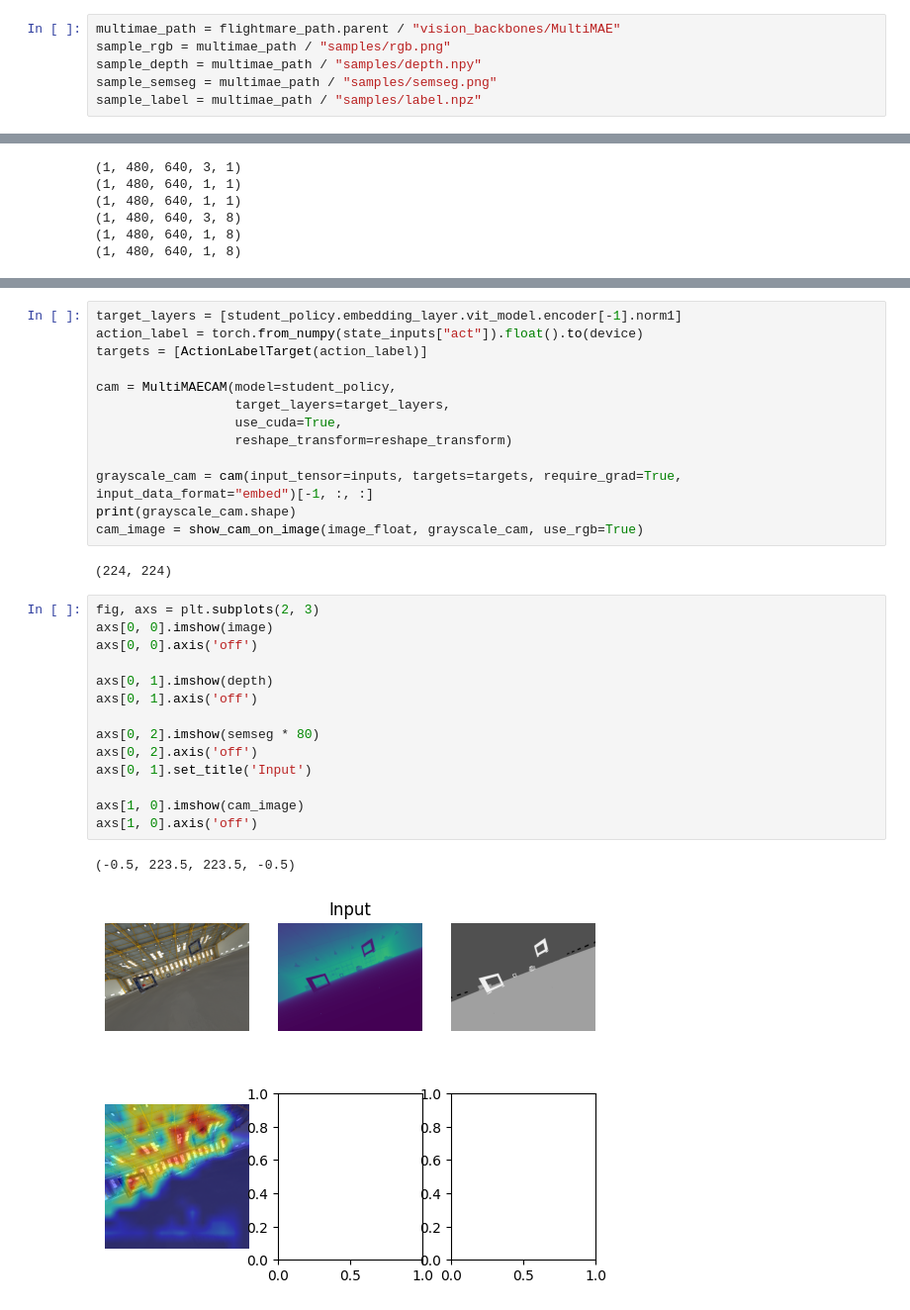
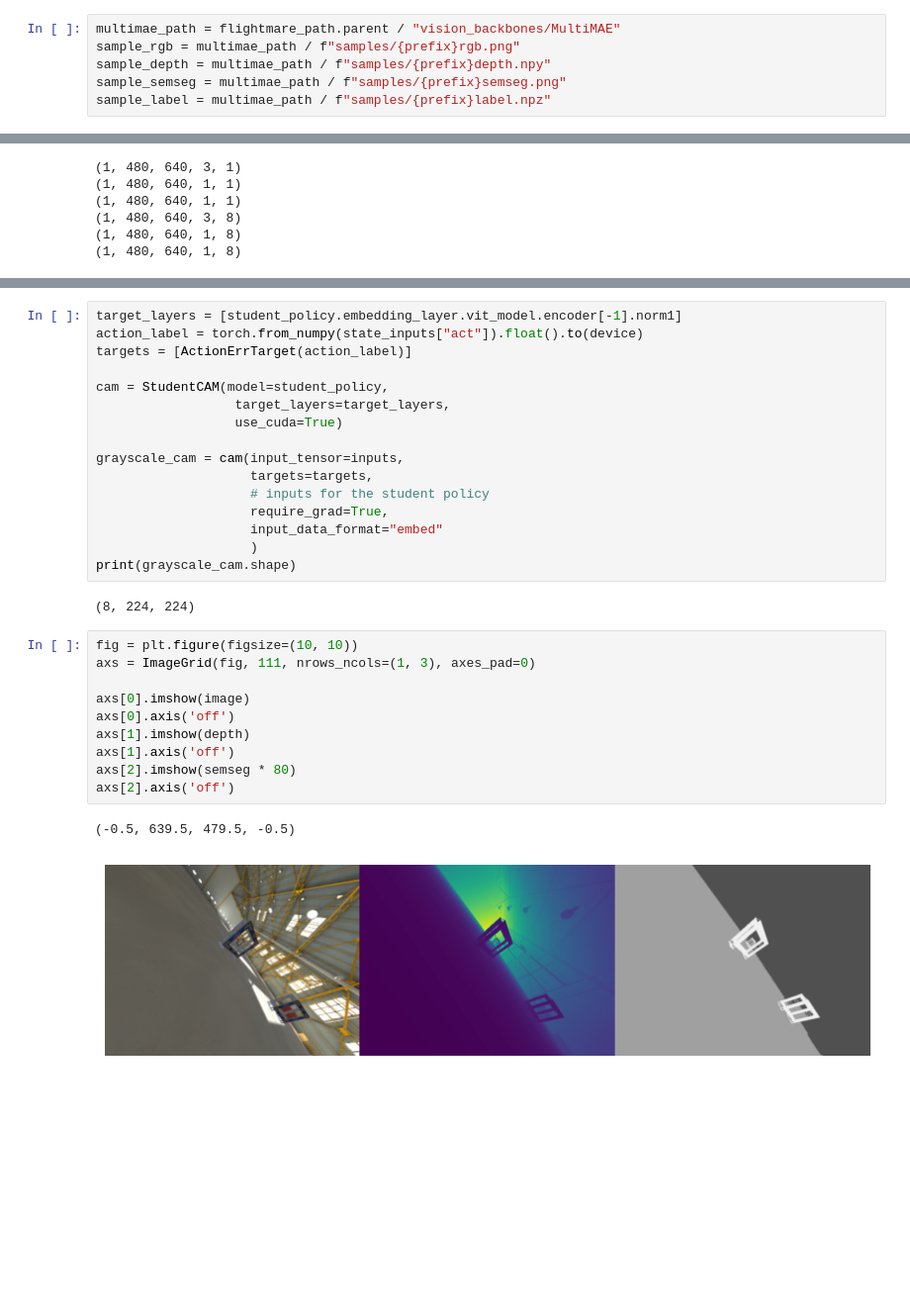
Before and after one commit to xingcw/pytorch-grad-cam, a Jupyter notebook: tutorials/multivit_racing_vis.ipynb, the cells around one changed output, grey strips where cells are left out. Shown at 99% size. Drawn from its saved outputs; the diff is of its cells as text; blank space fills up the shorter version.

Commit message:
add more visualization methods

```diff
--- a/tutorials/multivit_racing_vis.ipynb
+++ b/tutorials/multivit_racing_vis.ipynb
@@ -30,9 +26,9 @@ device = torch.device('cuda')
 # %%
 multimae_path = flightmare_path.parent / "vision_backbones/MultiMAE"
-sample_rgb = multimae_path / "samples/rgb.png"
-sample_depth = multimae_path / "samples/depth.npy"
-sample_semseg = multimae_path / "samples/semseg.png"
-sample_label = multimae_path / "samples/label.npz"
+sample_rgb = multimae_path / f"samples/{prefix}rgb.png"
+sample_depth = multimae_path / f"samples/{prefix}depth.npy"
+sample_semseg = multimae_path / f"samples/{prefix}semseg.png"
+sample_label = multimae_path / f"samples/{prefix}label.npz"
 # %%
 image = cv2.imread(str(sample_rgb))
 image = cv2.cvtColor(image, cv2.COLOR_BGR2RGB)
@@ -147,32 +117,31 @@ print(student_action.cpu().detach().numpy())
 # %%
 target_layers = [student_policy.embedding_layer.vit_model.encoder[-1].norm1]
 action_label = torch.from_numpy(state_inputs["act"]).float().to(device)
-targets = [ActionLabelTarget(action_label)]
+targets = [ActionErrTarget(action_label)]
 
-cam = MultiMAECAM(model=student_policy,
+cam = StudentCAM(model=student_policy,
                   target_layers=target_layers,
-                  use_cuda=True,
-                  reshape_transform=reshape_transform)
+                  use_cuda=True)
 
-grayscale_cam = cam(input_tensor=inputs, targets=targets, require_grad=True, input_data_format="embed")[-1, :, :]
+grayscale_cam = cam(input_tensor=inputs,
+                    targets=targets,
+                    # inputs for the student policy
+                    require_grad=True,
+                    input_data_format="embed"
+                    )
 print(grayscale_cam.shape)
-cam_image = show_cam_on_image(image_float, grayscale_cam, use_rgb=True)
 # %% [output]
-(224, 224)
+(8, 224, 224)
 # %%
-fig, axs = plt.subplots(2, 3)
-axs[0, 0].imshow(image)
-axs[0, 0].axis('off')
+fig = plt.figure(figsize=(10, 10))
+axs = ImageGrid(fig, 111, nrows_ncols=(1, 3), axes_pad=0)
 
-axs[0, 1].imshow(depth)
-axs[0, 1].axis('off')
-
-axs[0, 2].imshow(semseg * 80)
-axs[0, 2].axis('off')
-axs[0, 1].set_title('Input')
-
-axs[1, 0].imshow(cam_image)
-axs[1, 0].axis('off')
+axs[0].imshow(image)
+axs[0].axis('off')
+axs[1].imshow(depth)
+axs[1].axis('off')
+axs[2].imshow(semseg * 80)
+axs[2].axis('off')
 # %% [output]
-(-0.5, 223.5, 223.5, -0.5)
+(-0.5, 639.5, 479.5, -0.5)
-[figure, old version]
+[figure, new version]
```
Also changed, not shown: parts of 6 cells of this notebook, 4 other files.
